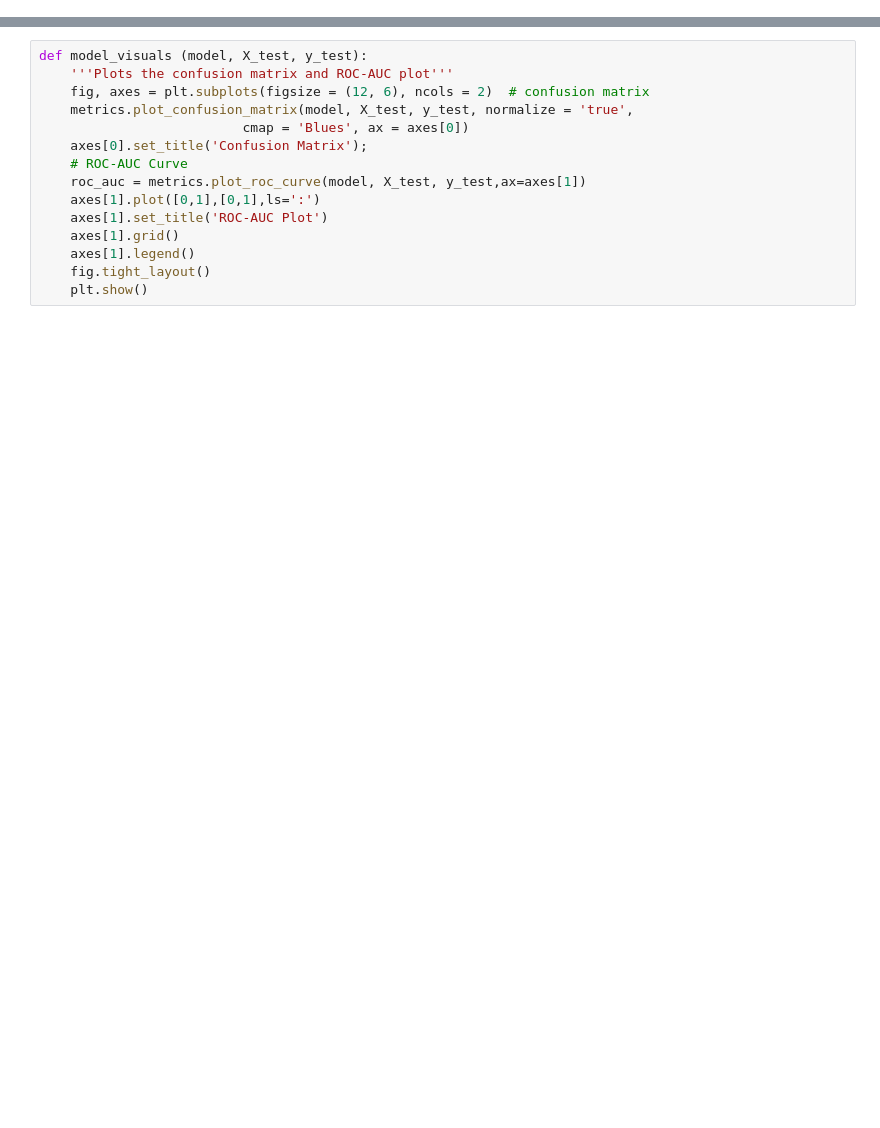
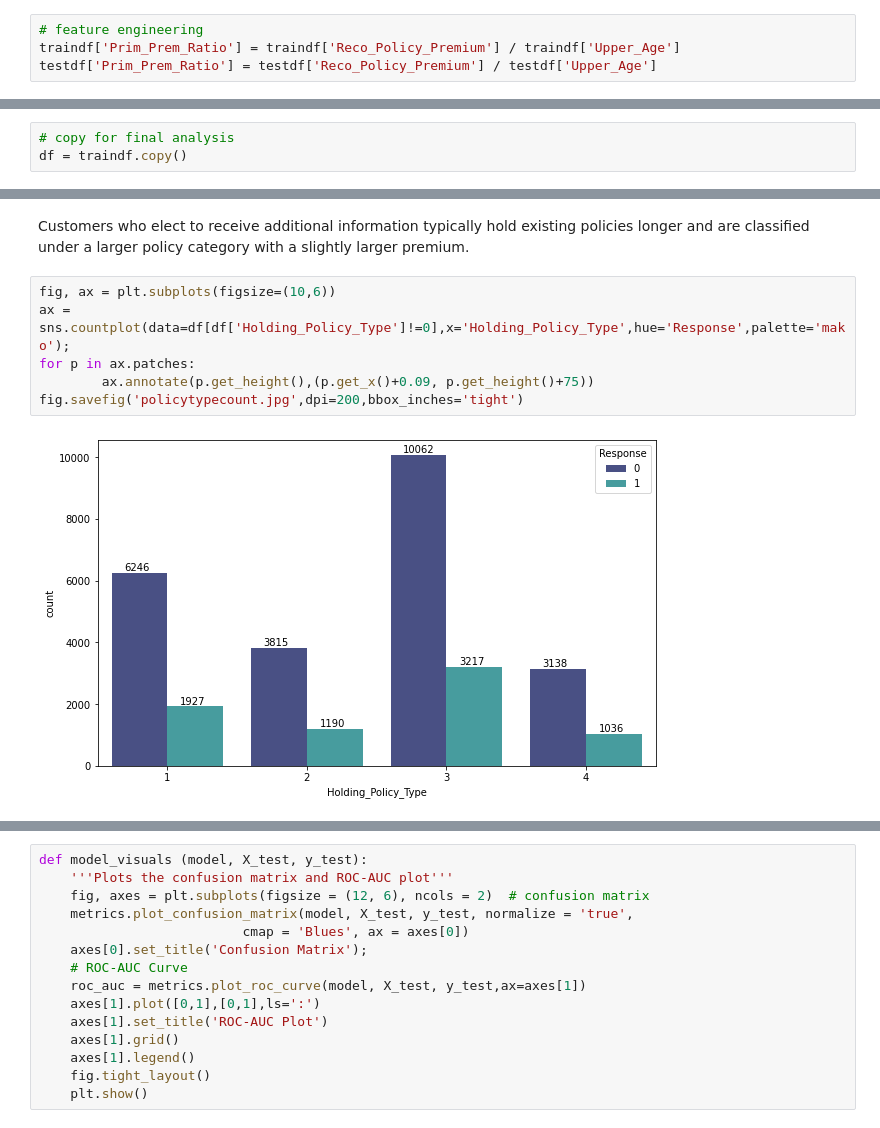
Before and after one commit to miguelangelsantana/Health-Insurance-Lead-Prediction, a Jupyter notebook: Jupiter_notebook.ipynb, the cells around one changed output, grey strips where cells are left out. Drawn from its saved outputs; the diff is of its cells as text; blank space fills up the shorter version.

```diff
--- a/Jupiter_notebook.ipynb
+++ b/Jupiter_notebook.ipynb
@@ -123,0 +93,4 @@ from sklearn.ensemble import AdaBoostClassifier
+# %%
+# feature engineering
+traindf['Prim_Prem_Ratio'] = traindf['Reco_Policy_Premium'] / traindf['Upper_Age']
+testdf['Prim_Prem_Ratio'] = testdf['Reco_Policy_Premium'] / testdf['Upper_Age']
@@ -123,0 +110,3 @@ from sklearn.ensemble import AdaBoostClassifier
+# %%
+# copy for final analysis
+df = traindf.copy()
@@ -123,0 +155,10 @@ from sklearn.ensemble import AdaBoostClassifier
+# %% [markdown]
+Customers who elect to receive additional information typically hold existing policies longer and are classified under a larger policy category with a slightly larger premium.
+# %%
+fig, ax = plt.subplots(figsize=(10,6))
+ax = sns.countplot(data=df[df['Holding_Policy_Type']!=0],x='Holding_Policy_Type',hue='Response',palette='mako');
+for p in ax.patches:
+        ax.annotate(p.get_height(),(p.get_x()+0.09, p.get_height()+75))
+fig.savefig('policytypecount.jpg',dpi=200,bbox_inches='tight')
+# %% [output]
+[figure, added]
```
Also changed, not shown: parts of 149 cells of this notebook, 29 other files.
